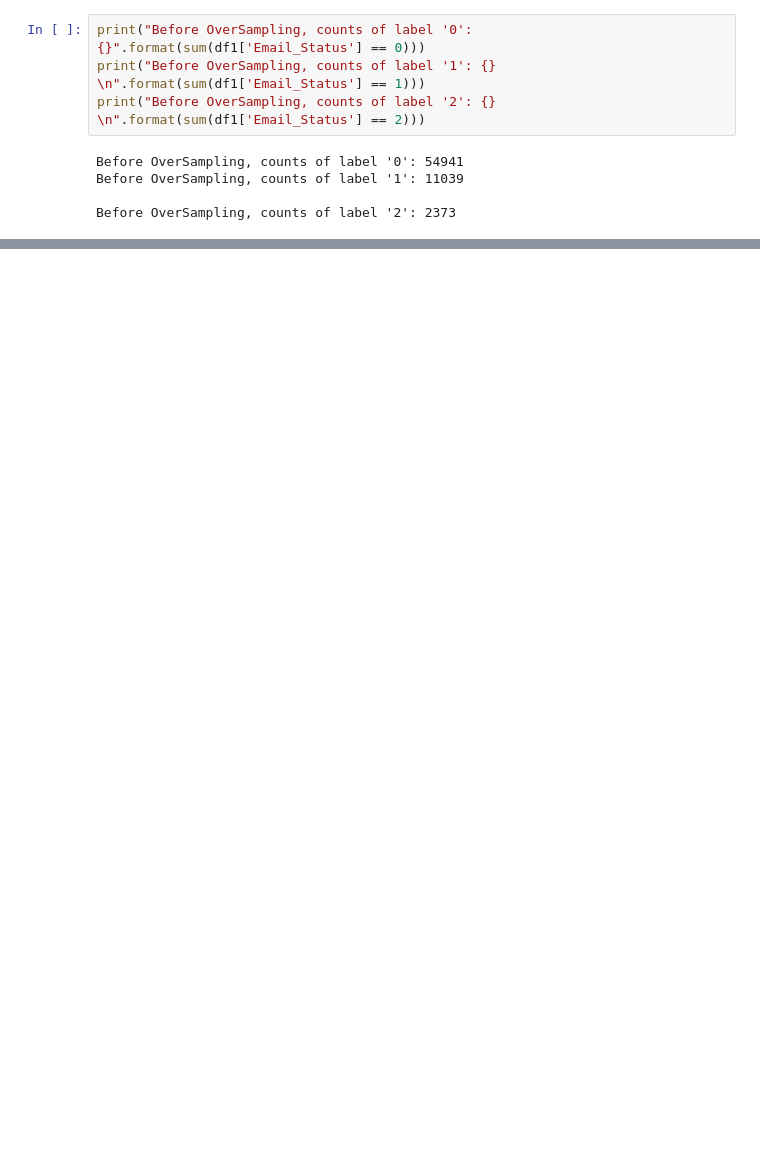
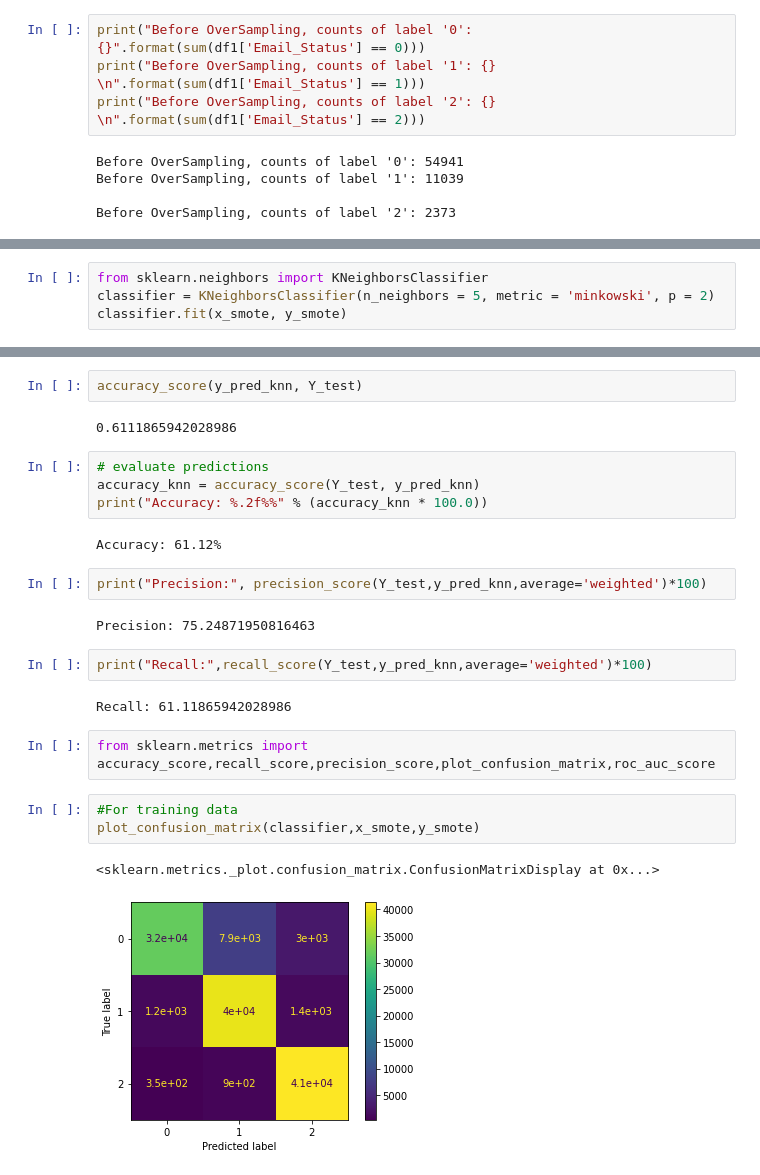
Before and after one commit to Kaizensk/Email-marketing-effectiveness-prediction, a Jupyter notebook: ShwetaKumari_Capstone2_EmailEffectivenessPrediction.ipynb, the cells around one changed output, grey strips where cells are left out. Cells and saved outputs as stored; diff of their text form; blank space fills up the shorter version.

```diff
--- a/ShwetaKumari_Capstone2_EmailEffectivenessPrediction.ipynb
+++ b/ShwetaKumari_Capstone2_EmailEffectivenessPrediction.ipynb
@@ -423,0 +705,4 @@ After OverSampling, counts of label '2': 54941
+# %%
+from sklearn.neighbors import KNeighborsClassifier
+classifier = KNeighborsClassifier(n_neighbors = 5, metric = 'minkowski', p = 2)
+classifier.fit(x_smote, y_smote)
@@ -423,0 +715,26 @@ After OverSampling, counts of label '2': 54941
+# %%
+accuracy_score(y_pred_knn, Y_test)
+# %% [output]
+0.6111865942028986
+# %%
+# evaluate predictions
+accuracy_knn = accuracy_score(Y_test, y_pred_knn)
+print("Accuracy: %.2f%%" % (accuracy_knn * 100.0))
+# %% [output]
+Accuracy: 61.12%
+# %%
+print("Precision:", precision_score(Y_test,y_pred_knn,average='weighted')*100)
+# %% [output]
+Precision: 75.24871950816463
+# %%
+print("Recall:",recall_score(Y_test,y_pred_knn,average='weighted')*100)
+# %% [output]
+Recall: 61.11865942028986
+# %%
+from sklearn.metrics import accuracy_score,recall_score,precision_score,plot_confusion_matrix,roc_auc_score
+# %%
+#For training data
+plot_confusion_matrix(classifier,x_smote,y_smote)
+# %% [output]
+<sklearn.metrics._plot.confusion_matrix.ConfusionMatrixDisplay at 0x...>
+[figure, added]
```
Also changed, not shown: parts of 85 cells of this notebook.
